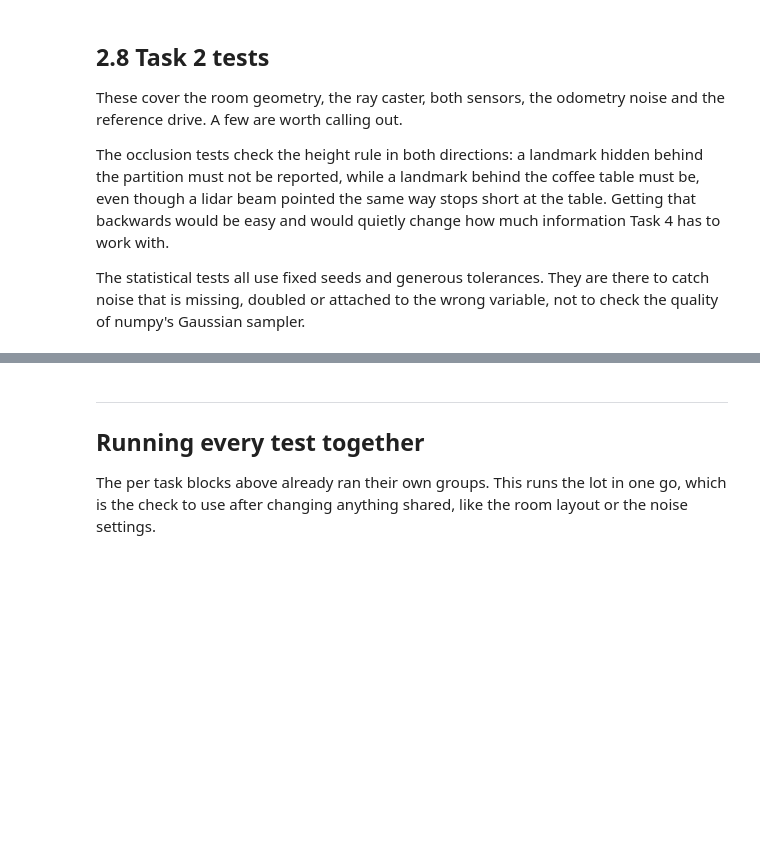
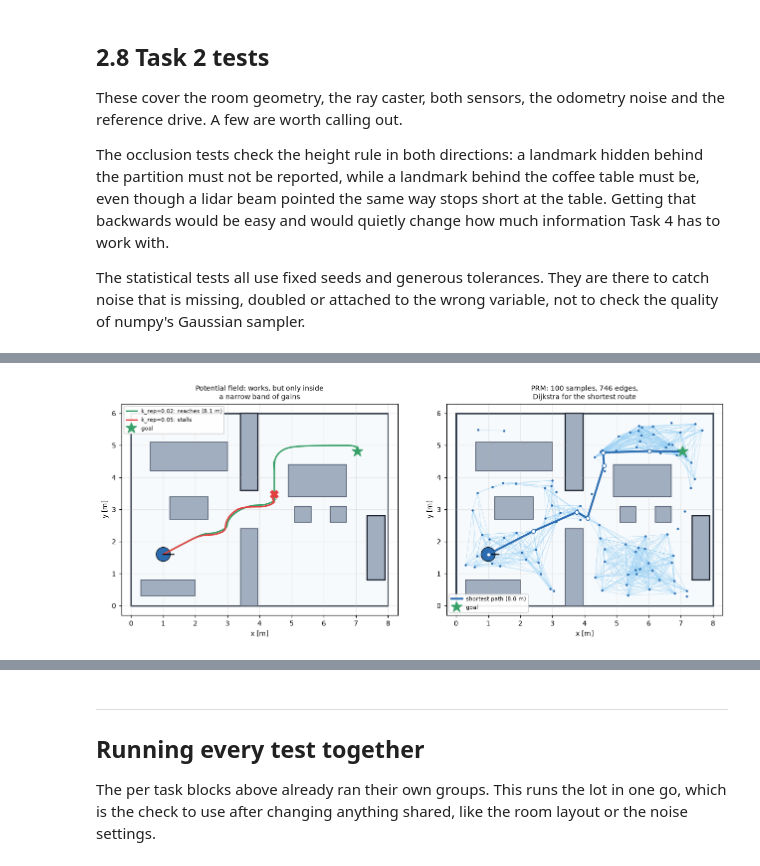
Before and after one commit to JGreenwald538/robotics-final-project, a Jupyter notebook: Project_Scenario_C.ipynb, the cells around one changed output, grey strips where cells are left out. Cells and saved outputs as stored; diff of their text form; code cells hidden in the pictures; blank space fills up the shorter version.

```diff
--- a/Project_Scenario_C.ipynb
+++ b/Project_Scenario_C.ipynb
@@ -169,7 +178,10 @@ def wrap_to_pi(a):
     Used anywhere an angle is stored or subtracted. Without it, a heading of 359 degrees and a
     heading of -1 degree look 360 degrees apart instead of 2, which breaks error terms.
     """
-    return (np.asarray(a) + np.pi) % (2 * np.pi) - np.pi
+    wrapped = (np.asarray(a, dtype=float) + np.pi) % (2 * np.pi) - np.pi
+    # The modulo sends an angle of exactly +pi to -pi, which is the one value outside the
+    # interval we just promised. Send it back to +pi so the range really is (-pi, pi].
+    return np.where(wrapped == -np.pi, np.pi, wrapped)[()]
 
 
 def unicycle_step(pose, v, w, dt, straight_eps=1e-9):
@@ -672,8 +724,12 @@ class Room:
         return min(to_wall, to_furniture)
 
     def is_free(self, pt, margin=0.0):
-        """True if a disc of radius `margin` centred on `pt` fits without touching anything."""
-        return self.clearance(pt) >= margin
+        """True if a disc of radius `margin` centred on `pt` fits without touching anything.
+
+        The comparison is strict. `clearance` bottoms out at 0 inside an obstacle, so with `>=`
+        a point sitting in the middle of the sofa would be reported free at a margin of 0.
+        """
+        return self.clearance(pt) > margin
 
 
 def build_room() -> Room:
@@ -1801,0 +2169,30 @@ run_tests("Task 2")
+# %%
+fig, (ax1, ax2) = plt.subplots(1, 2, figsize=(12, 4.6))
+
+draw_room(ax1, landmarks=False, targets=False)
+ax1.plot(PF_PATH[:, 0], PF_PATH[:, 1], color="#38a169", lw=2.0,
+         label=f"k_rep={K_SOFT}: reaches ({path_length(PF_PATH):.1f} m)", zorder=6)
+ax1.plot(PF_STIFF[:, 0], PF_STIFF[:, 1], color="#e53e3e", lw=2.0,
+         label=f"k_rep={K_STIFF}: stalls", zorder=6)
+ax1.plot(*PF_STIFF[-1], "X", color="#e53e3e", ms=11, zorder=7)
+draw_robot(ax1, START_POSE)
+ax1.plot(*GOAL_POSE[:2], "*", color="#38a169", ms=15, zorder=7, label="goal")
+ax1.set_title("Potential field: works, but only inside\na narrow band of gains", fontsize=9)
+ax1.legend(fontsize=7, loc="upper left", framealpha=0.9)
+
+draw_room(ax2, landmarks=False, targets=False)
+for (i, j) in EDGES:
+    ax2.plot([SAMPLES[i][0], SAMPLES[j][0]], [SAMPLES[i][1], SAMPLES[j][1]],
+             color="#90cdf4", lw=0.5, alpha=0.6, zorder=3)
+ax2.plot(SAMPLES[:, 0], SAMPLES[:, 1], ".", color="#2b6cb0", ms=4, zorder=4)
+ax2.plot(PLANNED_PATH[:, 0], PLANNED_PATH[:, 1], color="#2b6cb0", lw=2.6,
+         label=f"shortest path ({path_length(PLANNED_PATH):.1f} m)", zorder=7)
+ax2.plot(PLANNED_PATH[:, 0], PLANNED_PATH[:, 1], "o", mfc="white", mec="#2b6cb0", ms=5, zorder=8)
+draw_robot(ax2, START_POSE)
+ax2.plot(*GOAL_POSE[:2], "*", color="#38a169", ms=15, zorder=8, label="goal")
+ax2.set_title(f"PRM: {len(SAMPLES)} samples, {len(EDGES)} edges,\nDijkstra for the shortest route",
+              fontsize=9)
+ax2.legend(fontsize=7, loc="lower left", framealpha=0.9)
+plt.tight_layout(); plt.show()
+# %% [output]
+[figure, added]
```
Also changed, not shown: parts of 72 cells of this notebook, 3 other files.
